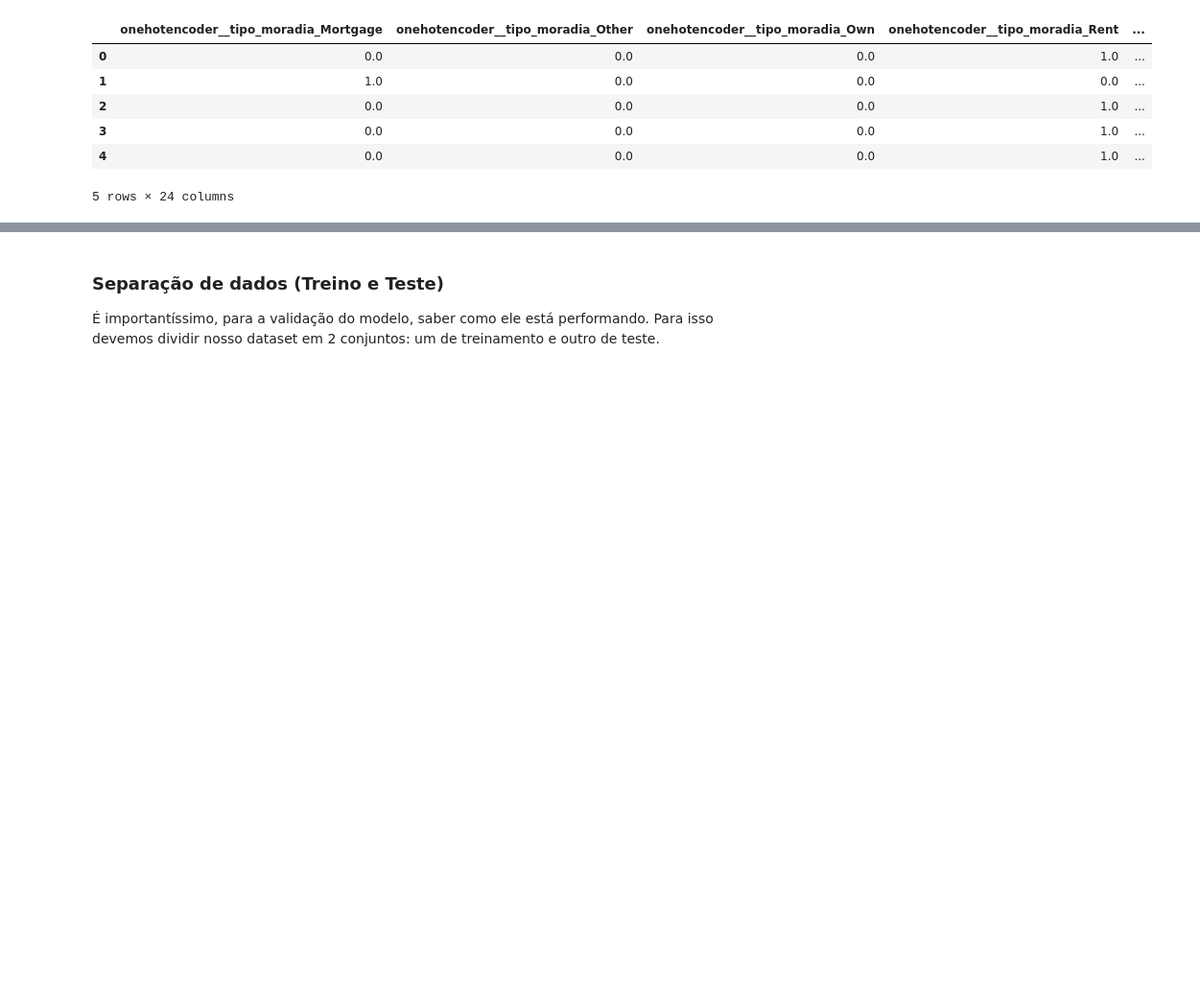
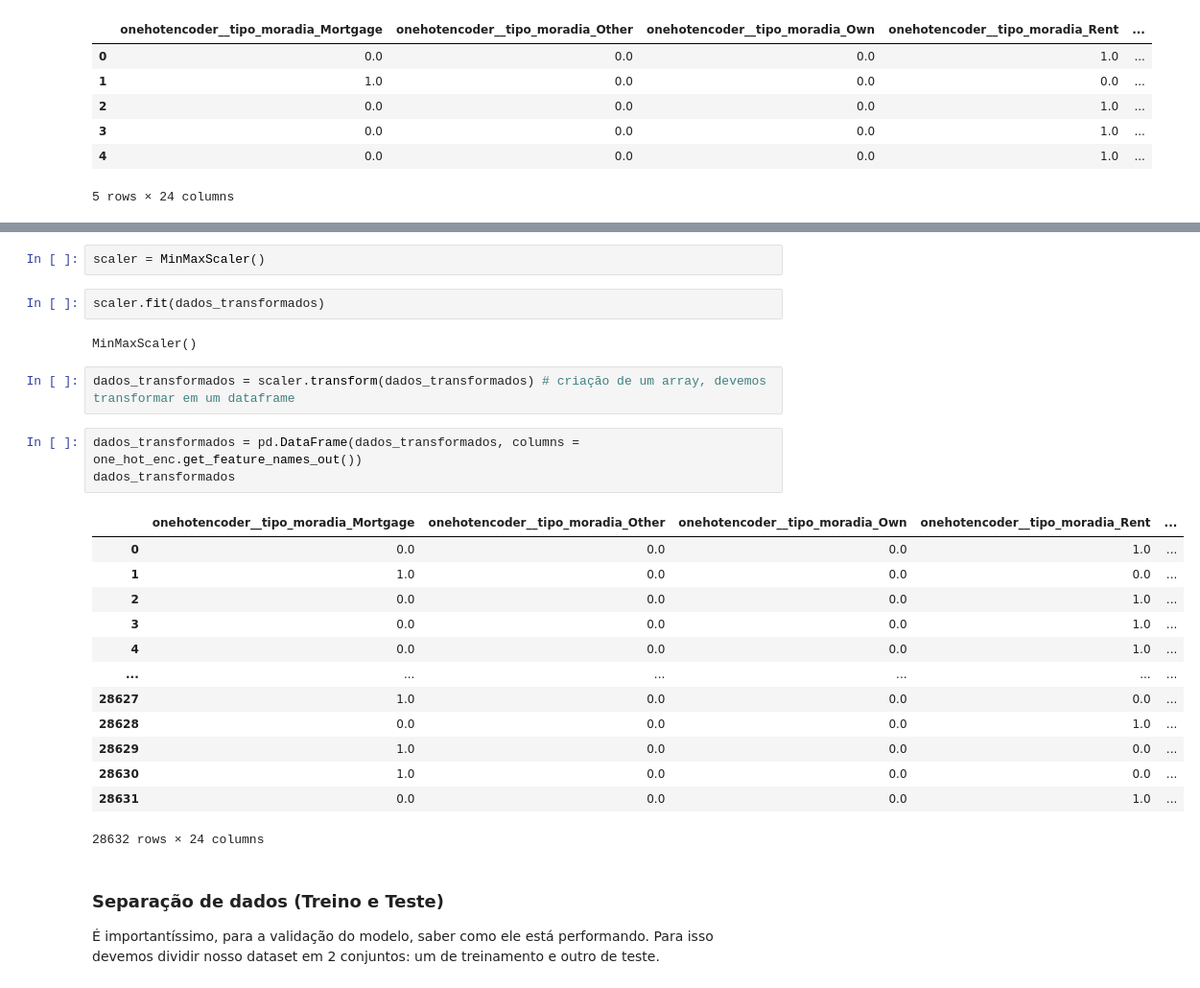
Before and after one commit to gabrielnsil/risk_noncompliance, a Jupyter notebook: Avaliação_de_Risco_de_Inadimplência.ipynb, the cells around one changed output, grey strips where cells are left out. Shown at 96% size. Cells and saved outputs as stored; diff of their text form; blank space fills up the shorter version.

```diff
--- a/Avaliação_de_Risco_de_Inadimplência.ipynb
+++ b/Avaliação_de_Risco_de_Inadimplência.ipynb
@@ -345,3 +366,28 @@ dados_transformados.head()
+# %%
+scaler = MinMaxScaler()
+# %%
+scaler.fit(dados_transformados)
+# %% [output]
+MinMaxScaler()
+# %%
+dados_transformados = scaler.transform(dados_transformados) # criação de um array, devemos transformar em um dataframe
+# %%
+dados_transformados = pd.DataFrame(dados_transformados, columns = one_hot_enc.get_feature_names_out())
+dados_transformados
+# %% [output]
+|  | onehotencoder__tipo_moradia_Mortgage | onehotencoder__tipo_moradia_Other | onehotencoder__tipo_moradia_Own | onehotencoder__tipo_moradia_Rent | ... |
+| 0 | 0.0 | 0.0 | 0.0 | 1.0 | ... |
+| 1 | 1.0 | 0.0 | 0.0 | 0.0 | ... |
+| 2 | 0.0 | 0.0 | 0.0 | 1.0 | ... |
+| 3 | 0.0 | 0.0 | 0.0 | 1.0 | ... |
+| 4 | 0.0 | 0.0 | 0.0 | 1.0 | ... |
+| ... | ... | ... | ... | ... | ... |
+| 28627 | 1.0 | 0.0 | 0.0 | 0.0 | ... |
+| 28628 | 0.0 | 0.0 | 0.0 | 1.0 | ... |
+| 28629 | 1.0 | 0.0 | 0.0 | 0.0 | ... |
+| 28630 | 1.0 | 0.0 | 0.0 | 0.0 | ... |
+| 28631 | 0.0 | 0.0 | 0.0 | 1.0 | ... |
+28632 rows × 24 columns
 # %% [markdown]
 ### **Separação de dados (Treino e Teste)**
 
```
Also changed, not shown: parts of 13 cells of this notebook.
